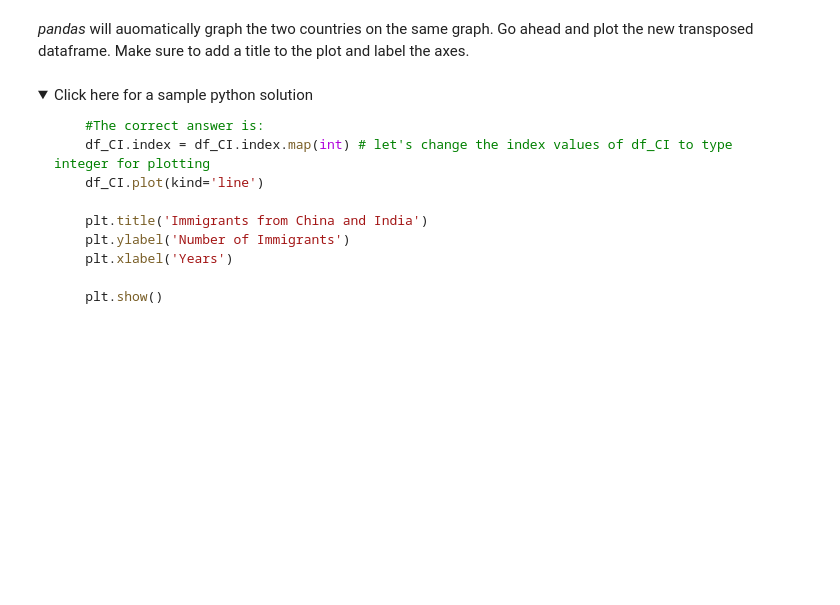
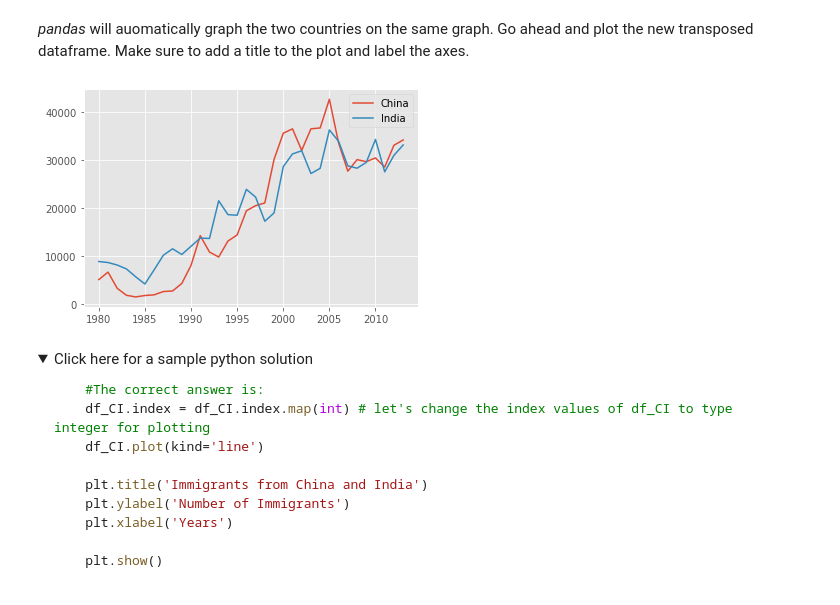
Before and after one commit to mpb312/matplotlib_coursera, a Jupyter notebook: DV0101EN-Exercise-Introduction-to-Matplotlib-and-Line-Plots.ipynb, the cells around one changed output. Drawn from its saved outputs; the diff is of its cells as text; code cells hidden in the pictures; folded sections open; blank space fills up the shorter version.

```diff
--- a/DV0101EN-Exercise-Introduction-to-Matplotlib-and-Line-Plots.ipynb
+++ b/DV0101EN-Exercise-Introduction-to-Matplotlib-and-Line-Plots.ipynb
@@ -432,6 +768,10 @@ df_CI.head()
 *pandas* will auomatically graph the two countries on the same graph. Go ahead and plot the new transposed dataframe. Make sure to add a title to the plot and label the axes.
 # %%
 ### type your answer here
+df_CI.plot(kind='line')
+plt.show()
+# %% [output]
+[figure, added]
 # %% [markdown]
 <details><summary>Click here for a sample python solution</summary>
 
```
Also changed, not shown: parts of 42 cells of this notebook, 1 other file.
